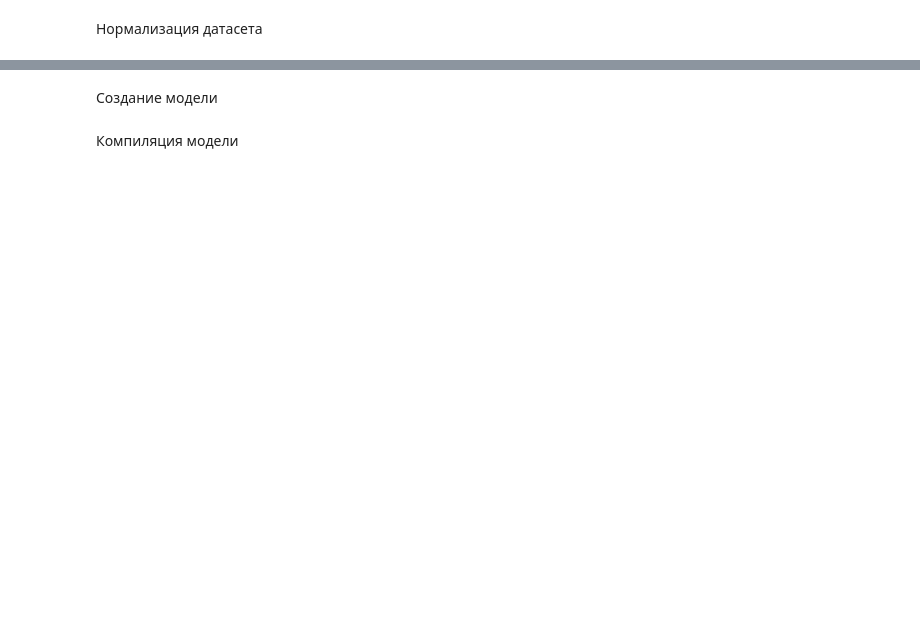
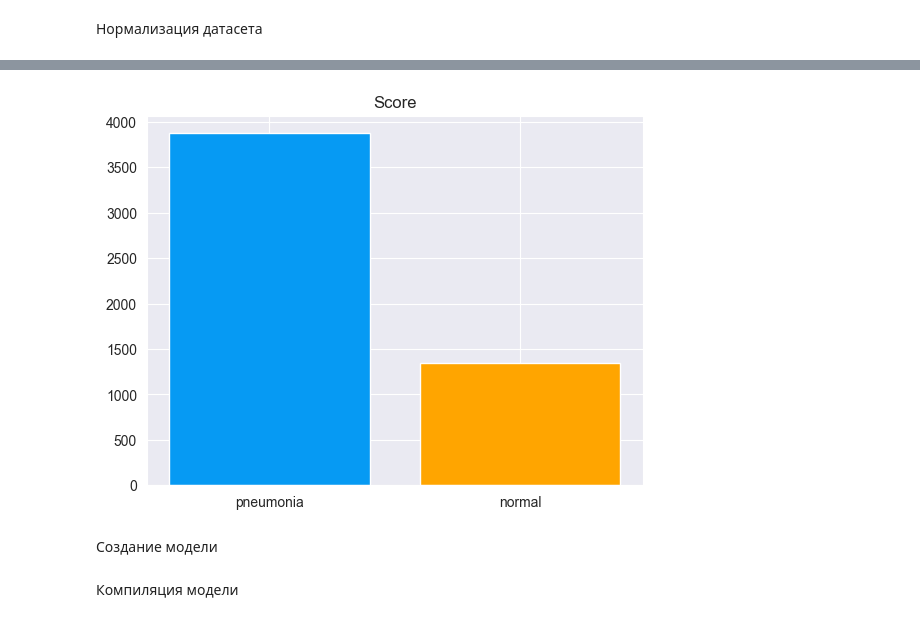
Before and after one commit to makarty/pneumonia-detection, a Jupyter notebook: notebooks/main.ipynb, the cells around one changed output, grey strips where cells are left out. Drawn from its saved outputs; the diff is of its cells as text; code cells hidden in the pictures; blank space fills up the shorter version.

```diff
--- a/notebooks/main.ipynb
+++ b/notebooks/main.ipynb
@@ -30,2 +66,23 @@ Found 16 files belonging to 2 classes.
+# %%
+x_train = []
+y_train = []
+
+x_val = []
+y_val = []
+
+x_test = []
+y_test = []
+
+for feature, label in train:
+    x_train.append(feature)
+    y_train.append(label)
+
+for feature, label in test:
+    x_test.append(feature)
+    y_test.append(label)
+
+for feature, label in val_dataset:
+    x_val.append(feature)
+    y_val.append(label)
 # %% [markdown]
 Нормализация датасета
@@ -38,0 +94,11 @@ test  = test.map(lambda image, label: (rescale(image), label))
+# %%
+img_size = 150
+# resize data for deep learning
+x_train = x_train.reshape(-1, img_size, img_size, 1)
+y_train = np.array(y_train)
+
+x_val = x_val.reshape(-1, img_size, img_size, 1)
+y_val = np.array(y_val)
+
+x_test = x_test.reshape(-1, img_size, img_size, 1)
+y_test = np.array(y_test)
@@ -39,3 +122,17 @@ test  = test.map(lambda image, label: (rescale(image), label))
+# %%
+pneumo = 0
+norm = 0
+for i in y_train:
+    if(i == 0):
+        pneumo += 1
+    else:
+        norm += 1
+
+plt.bar(['pneumonia', 'normal'], [pneumo, norm], color=['#069AF3', 'orange'])
+plt.title('Score')
+plt.show()
+# %% [output]
+[figure, added]
 # %% [markdown]
 Создание модели
 # %%
```
Also changed, not shown: parts of 17 cells of this notebook, 1 other file.
